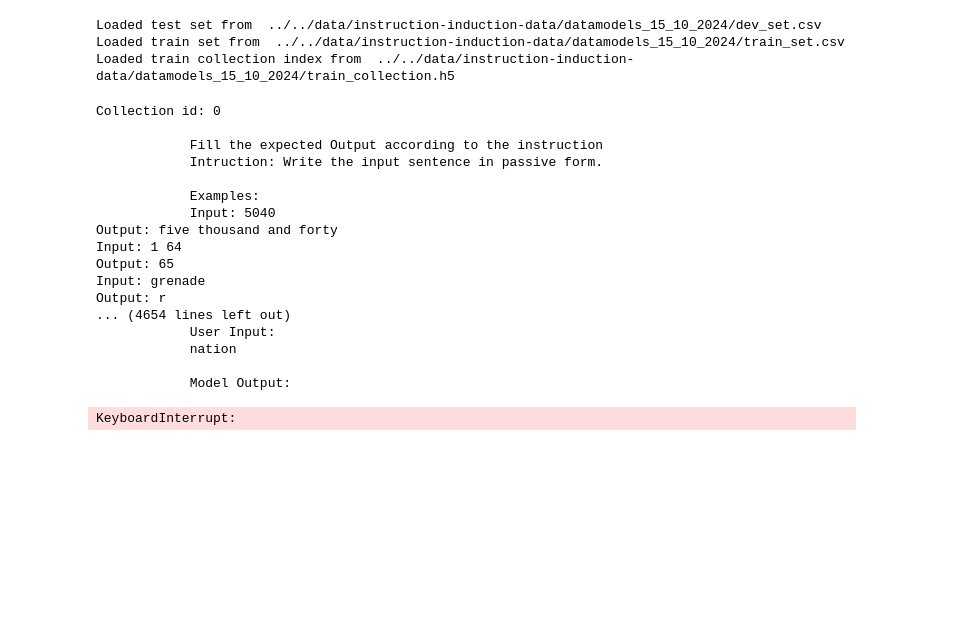
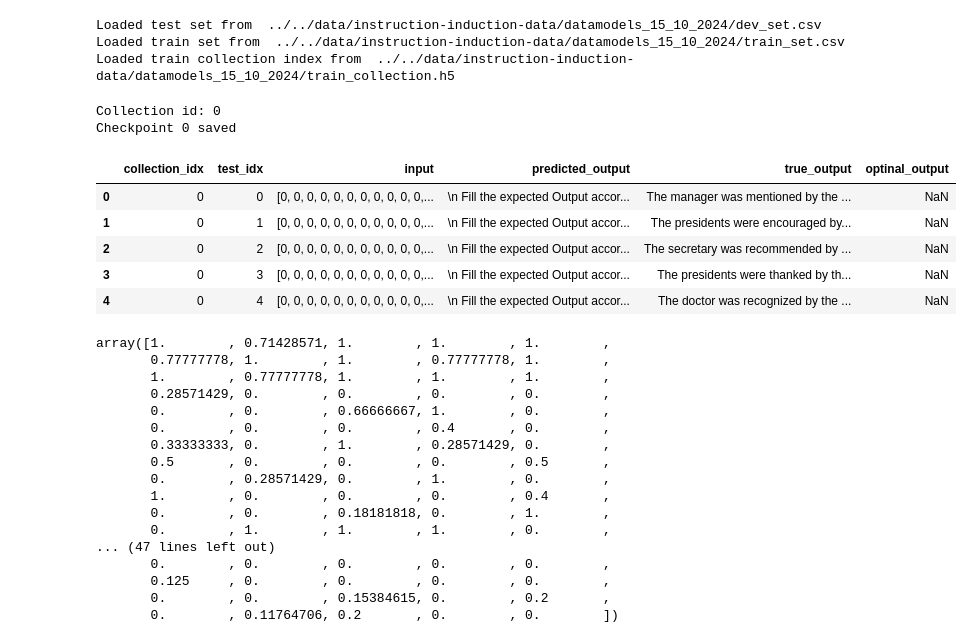
Before and after one commit to CaioRhoden/datamodels-context-reduction, a Jupyter notebook: experiments/datamodels-retriever-comparison/experiment.ipynb, the cells around one changed output. Saved outputs shown, nothing was run; the diff lists cells and outputs as text; code cells hidden in the pictures; blank space fills up the shorter version.

```diff
--- a/experiments/datamodels-retriever-comparison/experiment.ipynb
+++ b/experiments/datamodels-retriever-comparison/experiment.ipynb
@@ -92,24 +89,31 @@ datamodel.set_instructions_from_path()
 Loaded test set from  ../../data/instruction-induction-data/datamodels_15_10_2024/dev_set.csv
 Loaded train set from  ../../data/instruction-induction-data/datamodels_15_10_2024/train_set.csv
 Loaded train collection index from  ../../data/instruction-induction-data/datamodels_15_10_2024/train_collection.h5
-# %%
-datamodel.create_pre_collection()
-# %% [output]
-Collection id: 0
-
-            Fill the expected Output according to the instruction
-            Intruction: Write the input sentence in passive form.
-
-            Examples:
-            Input: 5040
-Output: five thousand and forty
-Input: 1 64
-Output: 65
-Input: grenade
-Output: r
-... (4654 lines left out)
-            User Input:
-            nation
-
-            Model Output:
-KeyboardInterrupt:
+# %%
+datamodel.create_pre_collection(start_idx=0, end_idx=1)
+
+template = """
+            Fill the expected Output according to the instruction
+            Intruction: {instruction}
+
+            Examples:
+            {context}
+
+            User Input:
+            {input}
+
+            Model Output:
+        """
+# %% [output]
+Collection id: 0
+Checkpoint 0 saved
+# %%
+df = pd.read_pickle( "../../data/instruction-induction-data/datamodels_15_10_2024/pre_collections/15-10-2024/pre_collection_0.pickle")
+df.head()
+# %% [output]
+|  | collection_idx | test_idx | input | predicted_output | true_output | optinal_output |
+| 0 | 0 | 0 | [0, 0, 0, 0, 0, 0, 0, 0, 0, 0, 0,... | \n Fill the expected Output accor... | The manager was mentioned by the ... | NaN |
+| 1 | 0 | 1 | [0, 0, 0, 0, 0, 0, 0, 0, 0, 0, 0,... | \n Fill the expected Output accor... | The presidents were encouraged by... | NaN |
+| 2 | 0 | 2 | [0, 0, 0, 0, 0, 0, 0, 0, 0, 0, 0,... | \n Fill the expected Output accor... | The secretary was recommended by ... | NaN |
+| 3 | 0 | 3 | [0, 0, 0, 0, 0, 0, 0, 0, 0, 0, 0,... | \n Fill the expected Output accor... | The presidents were thanked by th... | NaN |
+| 4 | 0 | 4 | [0, 0, 0, 0, 0, 0, 0, 0, 0, 0, 0,... | \n Fill the expected Output accor... | The doctor was recognized by the ... | NaN |
@@ -115,0 +133,20 @@ KeyboardInterrupt:
+# %%
+result
+# %% [output]
+array([1.        , 0.71428571, 1.        , 1.        , 1.        ,
+       0.77777778, 1.        , 1.        , 0.77777778, 1.        ,
+       1.        , 0.77777778, 1.        , 1.        , 1.        ,
+       0.28571429, 0.        , 0.        , 0.        , 0.        ,
+       0.        , 0.        , 0.66666667, 1.        , 0.        ,
+       0.        , 0.        , 0.        , 0.4       , 0.        ,
+       0.33333333, 0.        , 1.        , 0.28571429, 0.        ,
+       0.5       , 0.        , 0.        , 0.        , 0.5       ,
+       0.        , 0.28571429, 0.        , 1.        , 0.        ,
+       1.        , 0.        , 0.        , 0.        , 0.4       ,
+       0.        , 0.        , 0.18181818, 0.        , 1.        ,
+       0.        , 1.        , 1.        , 1.        , 0.        ,
+... (47 lines left out)
+       0.        , 0.        , 0.        , 0.        , 0.        ,
+       0.125     , 0.        , 0.        , 0.        , 0.        ,
+       0.        , 0.        , 0.15384615, 0.        , 0.2       ,
+       0.        , 0.11764706, 0.2       , 0.        , 0.        ])
```
Also changed, not shown: parts of 26 cells of this notebook.
